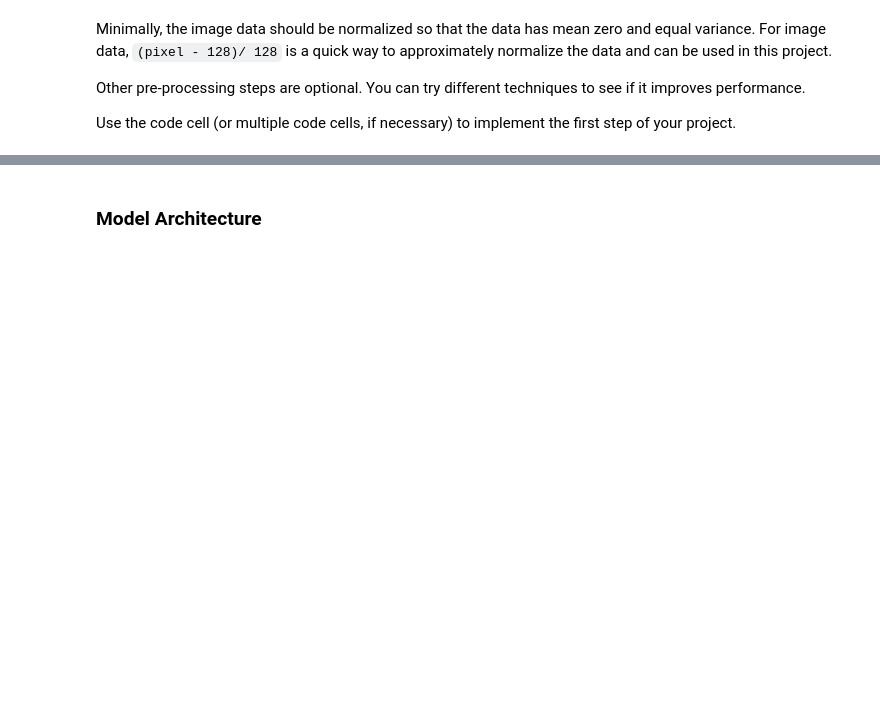
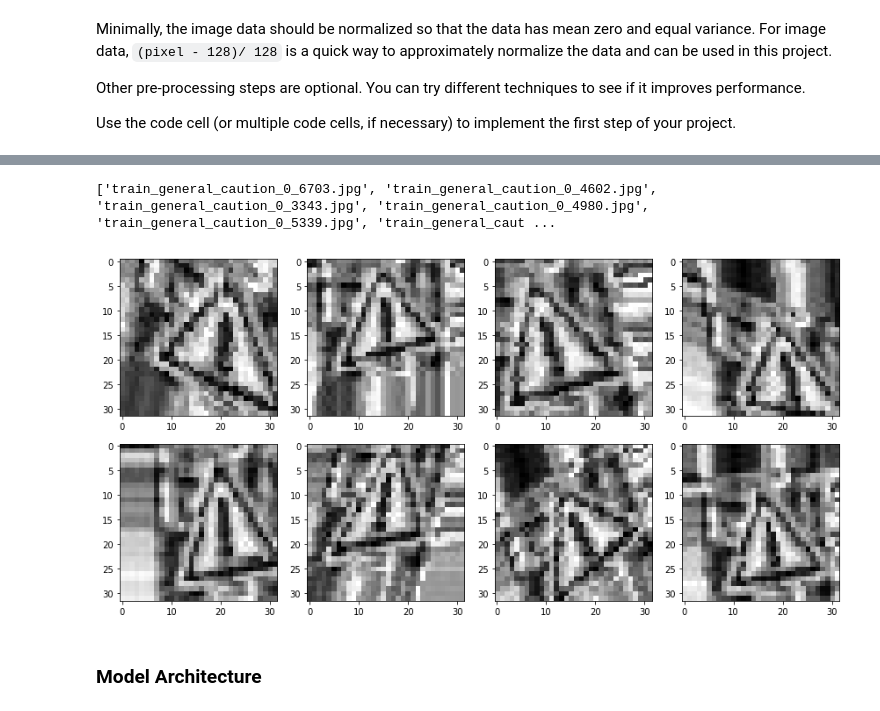
Before and after one commit to wengyao04/CarND-Traffic-Sign-Classifier-Project, a Jupyter notebook: Traffic_Sign_Classifier.ipynb, the cells around one changed output, grey strips where cells are left out. Cells and saved outputs as stored; diff of their text form; code cells hidden in the pictures; blank space fills up the shorter version.

```diff
--- a/Traffic_Sign_Classifier.ipynb
+++ b/Traffic_Sign_Classifier.ipynb
@@ -209,3 +225,33 @@ print (X_train.shape)
+# %%
+# the .flow() command below generates batches of randomly transformed images
+# and saves the results to the `preview/` directory
+example_image = X_train_[20370]
+x = example_image.reshape((1,) + example_image.shape)  # this is a Numpy array with shape (1, 3, 150, 150)
+i = 0
+for batch in data_generator.flow(x, batch_size=1,
+                                 save_to_dir='.', save_prefix='train_general_caution', save_format='jpg'):
+    i += 1
+    if i > 8:
+        break  # otherwise the generator would loop indefinitely
+# %%
+import os
+import matplotlib.image as mpimg
+general_image_list = [x for x in os.listdir() if x.startswith("train_general_")]
+print (general_image_list)
+def plot_augumented_images(image_index_list):
+    fig = plt.figure(figsize=(12, 6))
+    idx = 0
+    for image in image_index_list:
+        idx = idx + 1
+        plt.subplot(2, 4, idx)
+        image_ =  mpimg.imread(image)
+        plt.imshow(image_.reshape(32,32), cmap = plt.get_cmap('gray'))
+    fig.tight_layout()
+    plt.savefig('augumented_images.png')
+plot_augumented_images(general_image_list)
+# %% [output]
+['train_general_caution_0_6703.jpg', 'train_general_caution_0_4602.jpg', 'train_general_caution_0_3343.jpg', 'train_general_caution_0_4980.jpg', 'train_general_caution_0_5339.jpg', 'train_general_caut ...
+[figure, added]
 # %% [markdown]
 ### Model Architecture
 # %%
```
Also changed, not shown: parts of 23 cells of this notebook.
